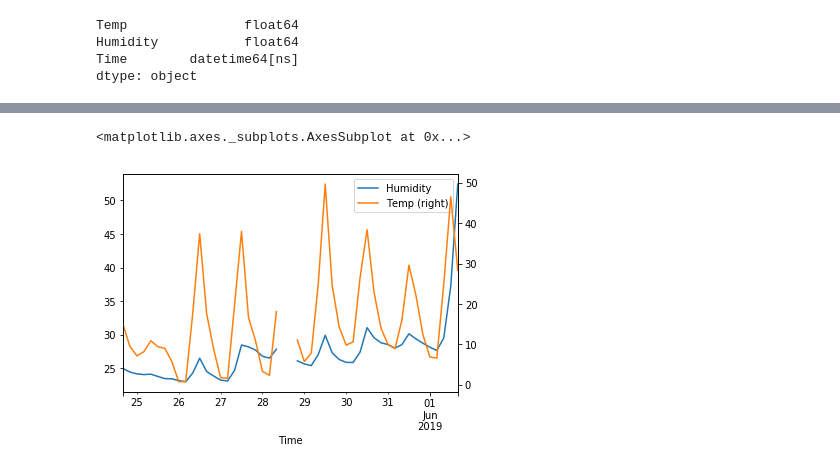
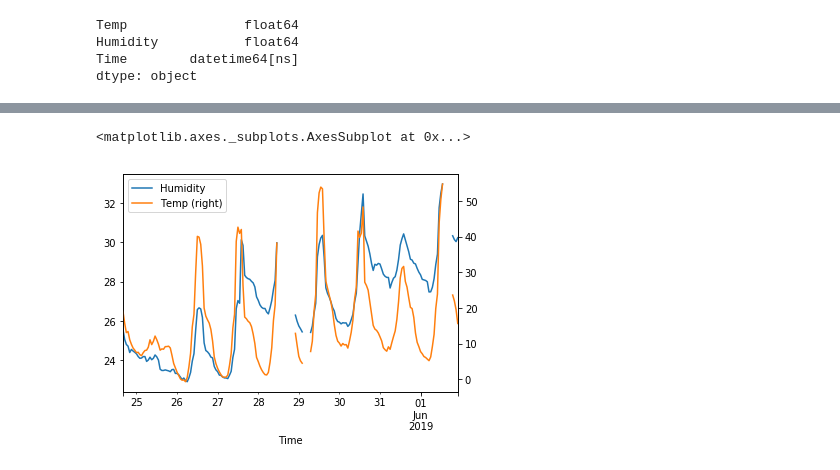
Before and after one commit to tarkus1/irrigation, a Jupyter notebook: moisture.ipynb, the cells around one changed output, grey strips where cells are left out. Cells and saved outputs as stored; diff of their text form; code cells hidden in the pictures.

```diff
--- a/moisture.ipynb
+++ b/moisture.ipynb
@@ -52,7 +51,7 @@ hourly['2019-06':].Temp.plot(secondary_y=True,legend=True)
 # %%
-hourly = moist.resample('4H').mean()
+hourly = moist.resample('1H').mean()
 hourly['2019-04':].Humidity.plot(legend=True)
 hourly['2019-04':].Temp.plot(secondary_y=True,legend=True)
 # %% [output]
 <matplotlib.axes._subplots.AxesSubplot at 0x...>
-[figure, old version]
+[figure, new version]
```
Also changed, not shown: parts of 3 cells of this notebook, 2 other files.
